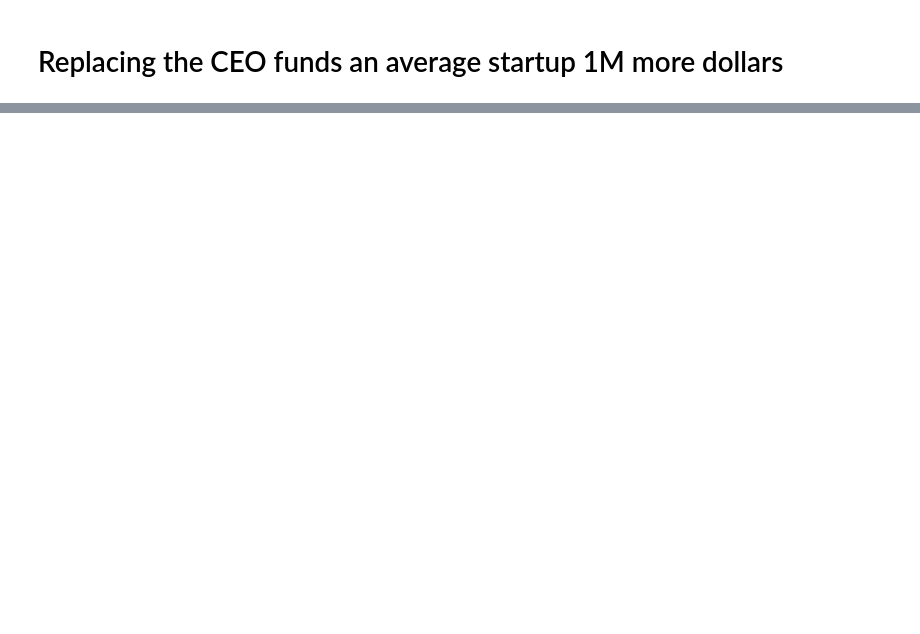
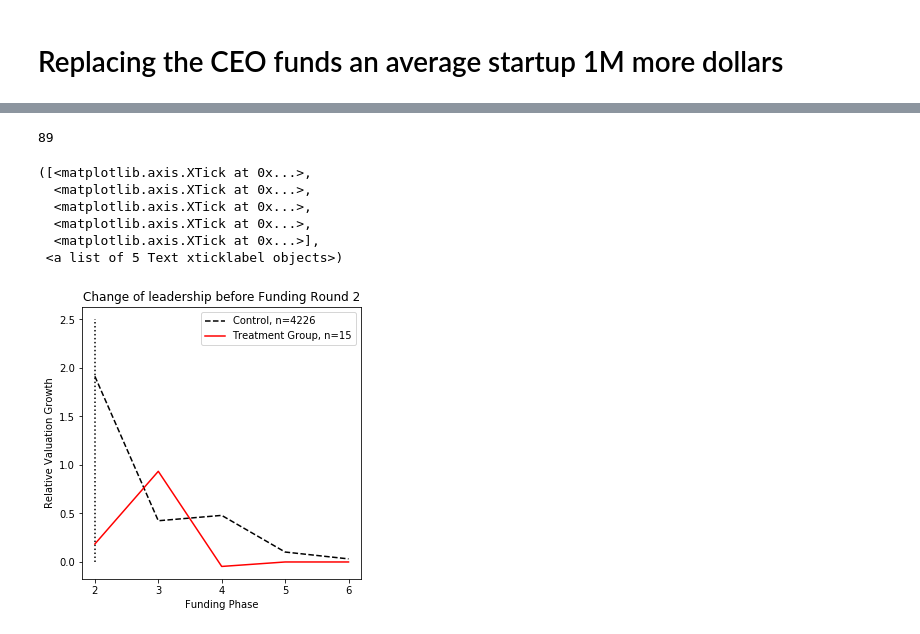
Before and after one commit to chenyangzhu/cz2641-applied-causality, a Jupyter notebook: src/codes/synthetic control.ipynb, the cells around one changed output, grey strips where cells are left out. Cells and saved outputs as stored; diff of their text form; code cells hidden in the pictures; blank space fills up the shorter version.

```diff
--- a/src/codes/synthetic control.ipynb
+++ b/src/codes/synthetic control.ipynb
@@ -124,0 +68,5 @@ people
+# %%
+fd_rounds = funding_rounds.merge(relationships_CEO[['relationship_object_id', 'end_at']],
+                     how='left', left_on='object_id',
+                     right_on='relationship_object_id', copy=False)
+fd_rounds['CEO_changed'] = fd_rounds['end_at'] <= fd_rounds['funded_at']
@@ -124,0 +89,4 @@ people
+# %%
+fd = fd_rounds[fd_rounds.CEO_changed == True].groupby("object_id")['funding_round_num'].min()
+fd = fd.reset_index()
+fd
@@ -124,0 +107,8 @@ people
+# %%
+# Merge with CEO change round
+X = funding_matrix.merge(fd, how='left', left_on='object_id', right_on='object_id')
+
+# Only select those that have websites
+X = X.merge(objects[['id', 'has_website']], left_on='object_id', right_on='id', how='left')
+
+X = X[X.has_website==1]
@@ -124,0 +118,5 @@ people
+# %%
+# Sinse we restrict funding round to the first 6
+# if funding round >= 6, we set them NaN
+
+X.loc[X.funding_round_num >= 6, "funding_round_num"] = pd.NA
@@ -124,0 +142,4 @@ people
+# %%
+np.logical_not(X.funding_round_num.isna()).sum()
+# %% [output]
+89
@@ -124,0 +148,20 @@ people
+# %%
+plt.figure(figsize=(5,5))
+plt.plot(X[X.funding_round_num.isna()].iloc[:, 2:7].mean(), "k--")
+plt.plot(X[X.funding_round_num == 2].iloc[:, 2:7].mean(), "r")
+plt.vlines(2, ymin=0, ymax=2.5, linestyles="dotted")
+plt.title("Change of leadership before Funding Round 2")
+
+plt.legend([f"Control, n={(X.funding_round_num.isna()).sum()}",
+            f"Treatment Group, n={(X.funding_round_num == 2).sum()}"])
+plt.ylabel("Relative Valuation Growth")
+plt.xlabel("Funding Phase")
+plt.xticks([2,3,4,5,6])
+# %% [output]
+([<matplotlib.axis.XTick at 0x...>,
+  <matplotlib.axis.XTick at 0x...>,
+  <matplotlib.axis.XTick at 0x...>,
+  <matplotlib.axis.XTick at 0x...>,
+  <matplotlib.axis.XTick at 0x...>],
+ <a list of 5 Text xticklabel objects>)
+[figure, added]
```
Also changed, not shown: parts of 43 cells of this notebook, 11 other files.
